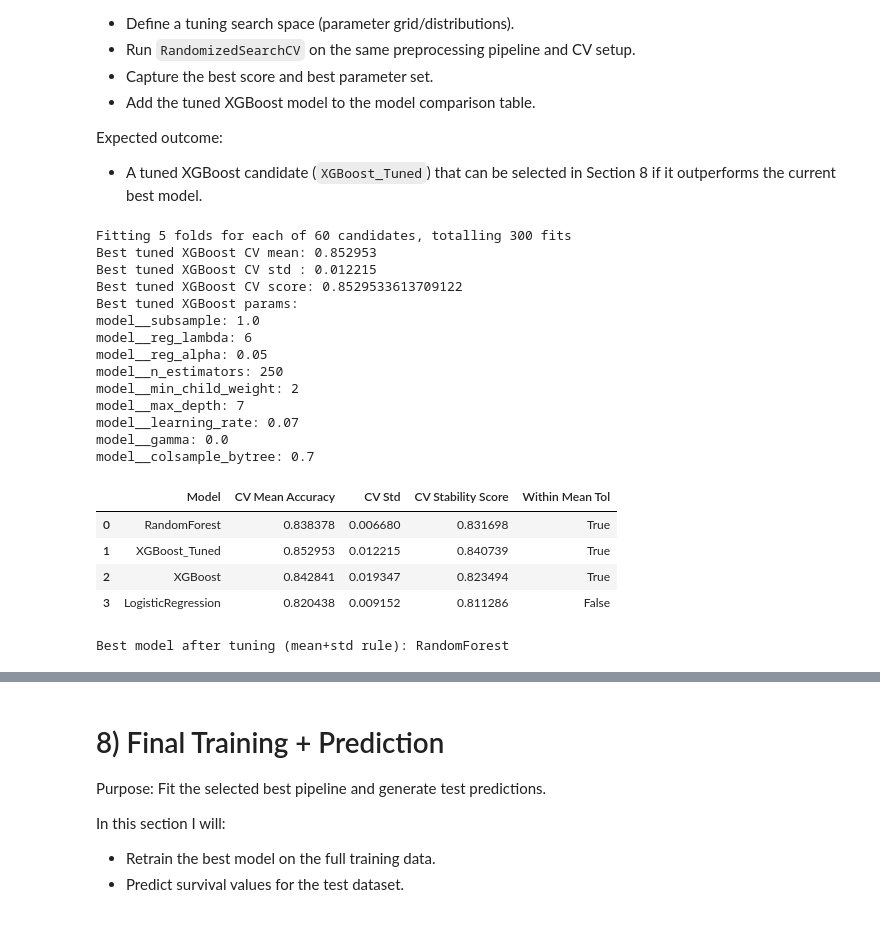
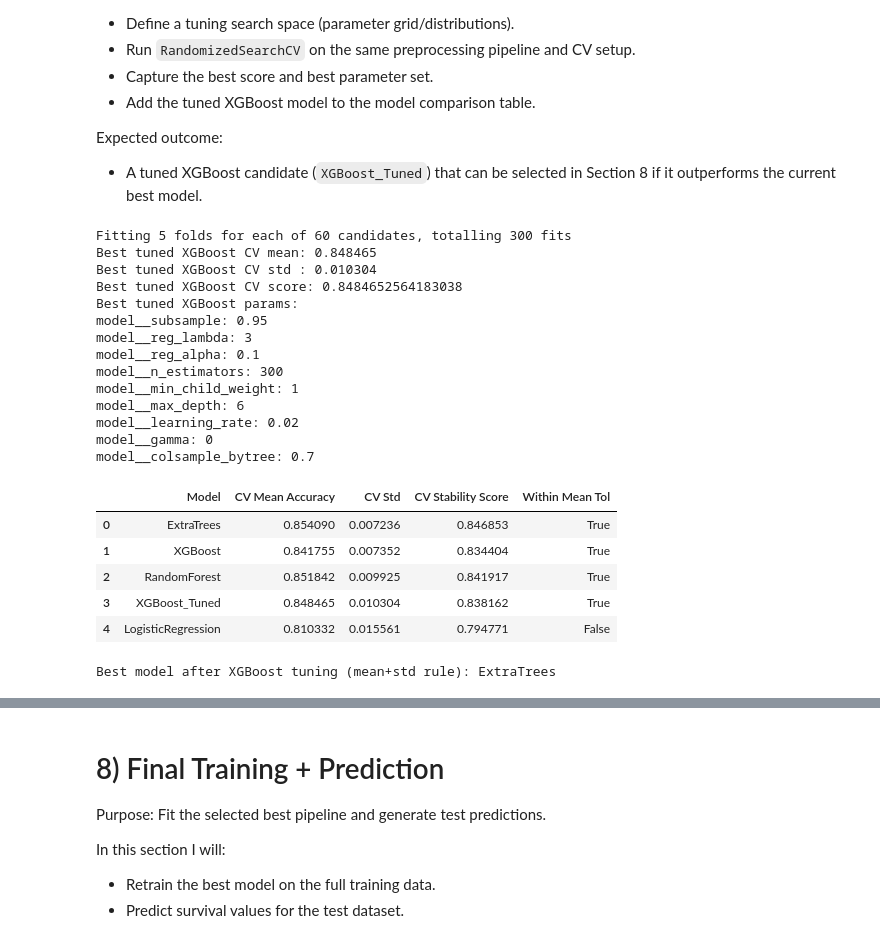
Before and after one commit to modalsaeed/kaggle_titanic, a Jupyter notebook: notebook/main.ipynb, the cells around one changed output, grey strips where cells are left out. Drawn from its saved outputs; the diff is of its cells as text; code cells hidden in the pictures.

```diff
--- a/notebook/main.ipynb
+++ b/notebook/main.ipynb
@@ -804,7 +848,7 @@ Expected outcome:
 - Fair model ranking based on comparable metrics.
 # %%
 # Model Comparison
-from sklearn.ensemble import RandomForestClassifier
+from sklearn.ensemble import ExtraTreesClassifier, RandomForestClassifier
 from sklearn.linear_model import LogisticRegression
 from sklearn.model_selection import cross_validate
 from sklearn.pipeline import Pipeline
@@ -820,6 +864,14 @@ models = {
         random_state=SEED,
         n_jobs=-1,
     ),
+    "ExtraTrees": ExtraTreesClassifier(
+        n_estimators=500,
+        max_depth=None,
+        min_samples_split=4,
+        min_samples_leaf=2,
+        random_state=SEED,
+        n_jobs=-1,
+    ),
     "XGBoost": XGBClassifier(
         n_estimators=900,
         learning_rate=0.01,
@@ -829,7 +881,7 @@ models = {
         eval_metric="logloss",
         random_state=SEED,
         n_jobs=-1,
-    )
+    ),
 }
 
 # Stability-aware ranking: consider std alongside mean.
@@ -876,6 +928,6 @@ display(comparison_df)
 
 best_model_name = comparison_df.loc[0, "Model"]
 print(f"Mean tolerance: {MEAN_TOLERANCE}")
-print(f"Best model from mean+std rule: {best_model_name}" )
+print(f"Best model from mean+std rule: {best_model_name}")
 # %% [output]
 |  | Model | CV Mean Accuracy | CV Std | CV Stability Score | Within Mean Tol |
@@ -930,21 +983,9 @@ xgb_grid_balanced = {
     "model__reg_lambda": [1, 2, 3, 5, 8],
 }
 
-xgb_grid_focused = {
-    "model__n_estimators": [250, 300, 350, 400],
-    "model__learning_rate": [0.06, 0.07, 0.08, 0.09, 0.10],
-    "model__max_depth": [5, 6, 7],
-    "model__min_child_weight": [1, 2, 3],
-    "model__subsample": [0.90, 0.95, 1.00],
-    "model__colsample_bytree": [0.70, 0.80, 0.90],
-    "model__gamma": [0.00, 0.02, 0.05, 0.10],
-    "model__reg_alpha": [0.00, 0.005, 0.01, 0.02, 0.05],
-    "model__reg_lambda": [6, 8, 10, 12],
-}
-
 xgb_search = RandomizedSearchCV(
     estimator=xgb_pipe,
-    param_distributions=xgb_grid_focused,
+    param_distributions=xgb_grid_balanced,
     n_iter=60,
     scoring="accuracy",
     cv=cv,
@@ -968,54 +1009,55 @@ print("Best tuned XGBoost params:")
 for k, v in xgb_search.best_params_.items():
     print(f"{k}: {v}")
 
-# Add tuned model into your existing comparison table so Section 8 can use it
+# Upsert tuned model into registry/table
 models["XGBoost_Tuned"] = xgb_search.best_estimator_.named_steps["model"]
-
+comparison_df = comparison_df[comparison_df["Model"] != "XGBoost_Tuned"].copy()
 comparison_df = pd.concat(
     [
         comparison_df,
         pd.DataFrame(
             [{
                 "Model": "XGBoost_Tuned",
                 "CV Mean Accuracy": best_mean,
                 "CV Std": best_std,
             }]
         ),
     ],
     ignore_index=True,
 )
 
 mean_tolerance = globals().get("MEAN_TOLERANCE", 0.015)
 comparison_df["CV Stability Score"] = comparison_df["CV Mean Accuracy"] - comparison_df["CV Std"]
 best_mean_cv = comparison_df["CV Mean Accuracy"].max()
 comparison_df["Within Mean Tol"] = comparison_df["CV Mean Accuracy"] >= (best_mean_cv - mean_tolerance)
 comparison_df = comparison_df.sort_values(
     by=["Within Mean Tol", "CV Std", "CV Mean Accuracy"],
     ascending=[False, True, False],
 ).reset_index(drop=True)
 
 display(comparison_df)
 
 best_model_name = comparison_df.loc[0, "Model"]
-print("Best model after tuning (mean+std rule):", best_model_name)
+print("Best model after XGBoost tuning (mean+std rule):", best_model_name)
 # %% [output]
 Fitting 5 folds for each of 60 candidates, totalling 300 fits
-Best tuned XGBoost CV mean: 0.852953
-Best tuned XGBoost CV std : 0.012215
-Best tuned XGBoost CV score: 0.8529533613709122
+Best tuned XGBoost CV mean: 0.848465
+Best tuned XGBoost CV std : 0.010304
+Best tuned XGBoost CV score: 0.8484652564183038
 Best tuned XGBoost params:
-model__subsample: 1.0
-model__reg_lambda: 6
-model__reg_alpha: 0.05
-model__n_estimators: 250
-model__min_child_weight: 2
-model__max_depth: 7
-model__learning_rate: 0.07
-model__gamma: 0.0
+model__subsample: 0.95
+model__reg_lambda: 3
+model__reg_alpha: 0.1
+model__n_estimators: 300
+model__min_child_weight: 1
+model__max_depth: 6
+model__learning_rate: 0.02
+model__gamma: 0
 model__colsample_bytree: 0.7
 |  | Model | CV Mean Accuracy | CV Std | CV Stability Score | Within Mean Tol |
-| 0 | RandomForest | 0.838378 | 0.006680 | 0.831698 | True |
-| 1 | XGBoost_Tuned | 0.852953 | 0.012215 | 0.840739 | True |
-| 2 | XGBoost | 0.842841 | 0.019347 | 0.823494 | True |
-| 3 | LogisticRegression | 0.820438 | 0.009152 | 0.811286 | False |
+| 0 | ExtraTrees | 0.854090 | 0.007236 | 0.846853 | True |
+| 1 | XGBoost | 0.841755 | 0.007352 | 0.834404 | True |
+| 2 | RandomForest | 0.851842 | 0.009925 | 0.841917 | True |
+| 3 | XGBoost_Tuned | 0.848465 | 0.010304 | 0.838162 | True |
+| 4 | LogisticRegression | 0.810332 | 0.015561 | 0.794771 | False |
-Best model after tuning (mean+std rule): RandomForest
+Best model after XGBoost tuning (mean+std rule): ExtraTrees
```
Also changed, not shown: parts of 12 cells of this notebook.
